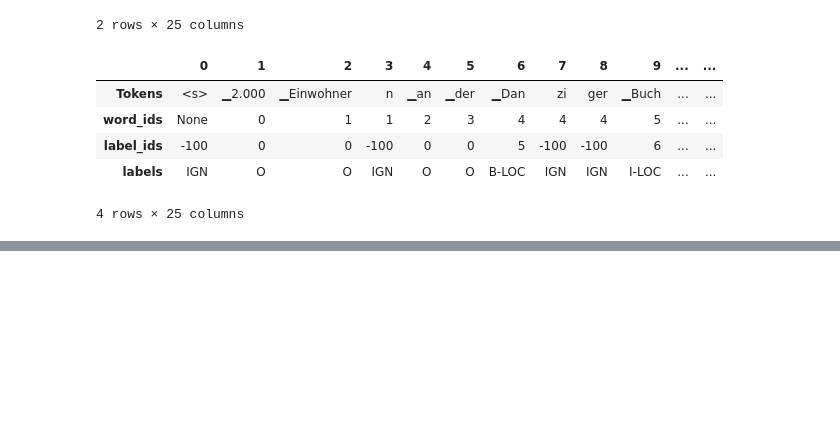
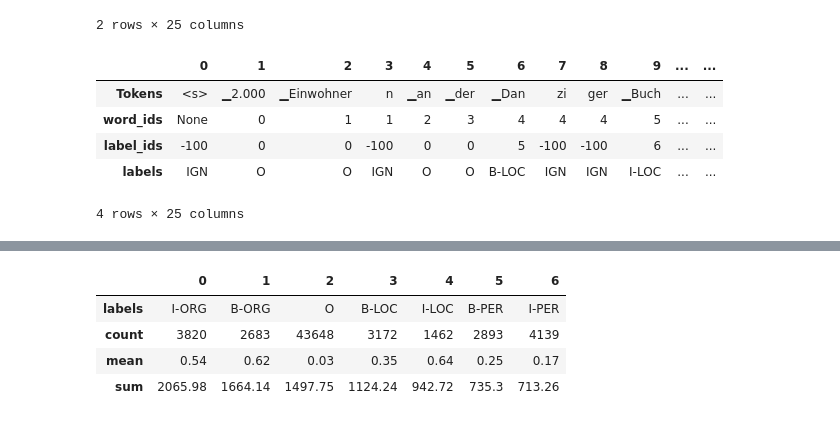
Before and after one commit to Dennischegemwangi/code-base, a Jupyter notebook: multilingual_named_entity_recognition.ipynb, the cells around one changed output, grey strips where cells are left out. Saved outputs shown, nothing was run; the diff lists cells and outputs as text; code cells hidden in the pictures; blank space fills up the shorter version.

```diff
--- a/multilingual_named_entity_recognition.ipynb
+++ b/multilingual_named_entity_recognition.ipynb
@@ -333,0 +537,16 @@ panx_de_encoded = encode_panx_dataset(panx_ch["de"])
+# %%
+#checking for labels loss
+(df_tokens.groupby("labels")[["loss"]]
+.agg(["count","mean","sum"])
+.droplevel(level = 0,axis = 1)
+.sort_values(by = 'sum', ascending = False)
+.reset_index()
+.round(2)
+.head(10)
+.T)
+# %% [output]
+|  | 0 | 1 | 2 | 3 | 4 | 5 | 6 |
+| labels | I-ORG | B-ORG | O | B-LOC | I-LOC | B-PER | I-PER |
+| count | 3820 | 2683 | 43648 | 3172 | 1462 | 2893 | 4139 |
+| mean | 0.54 | 0.62 | 0.03 | 0.35 | 0.64 | 0.25 | 0.17 |
+| sum | 2065.98 | 1664.14 | 1497.75 | 1124.24 | 942.72 | 735.3 | 713.26 |
```
Also changed, not shown: parts of 17 cells of this notebook.
